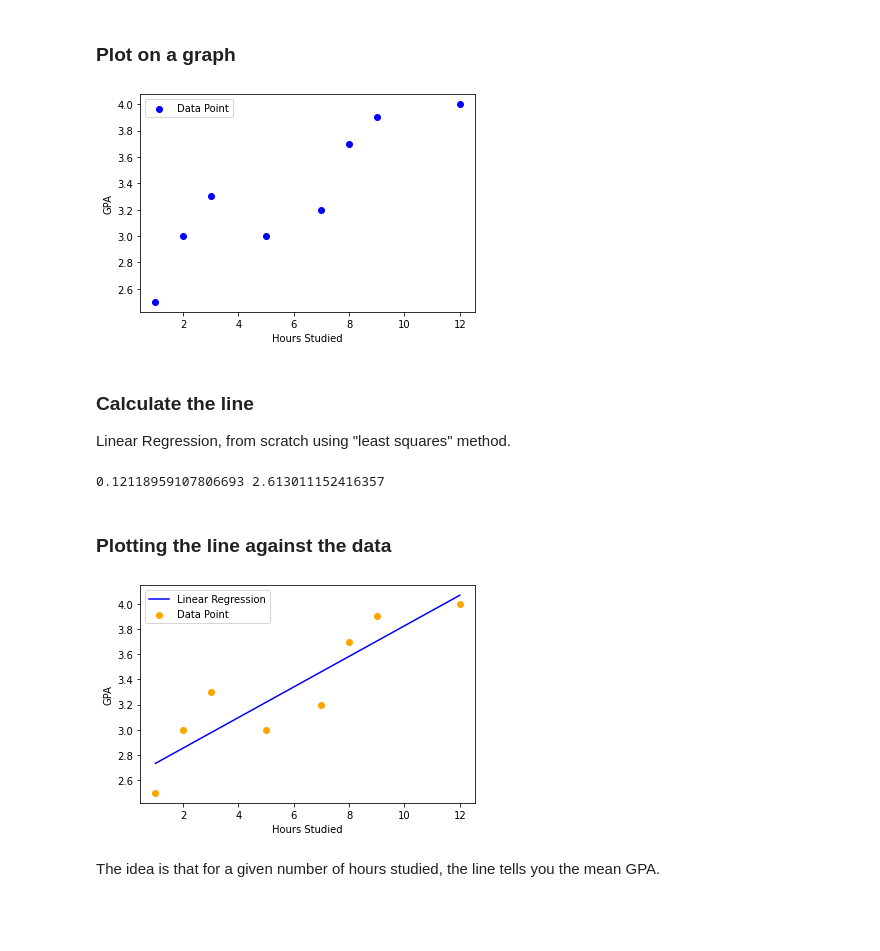
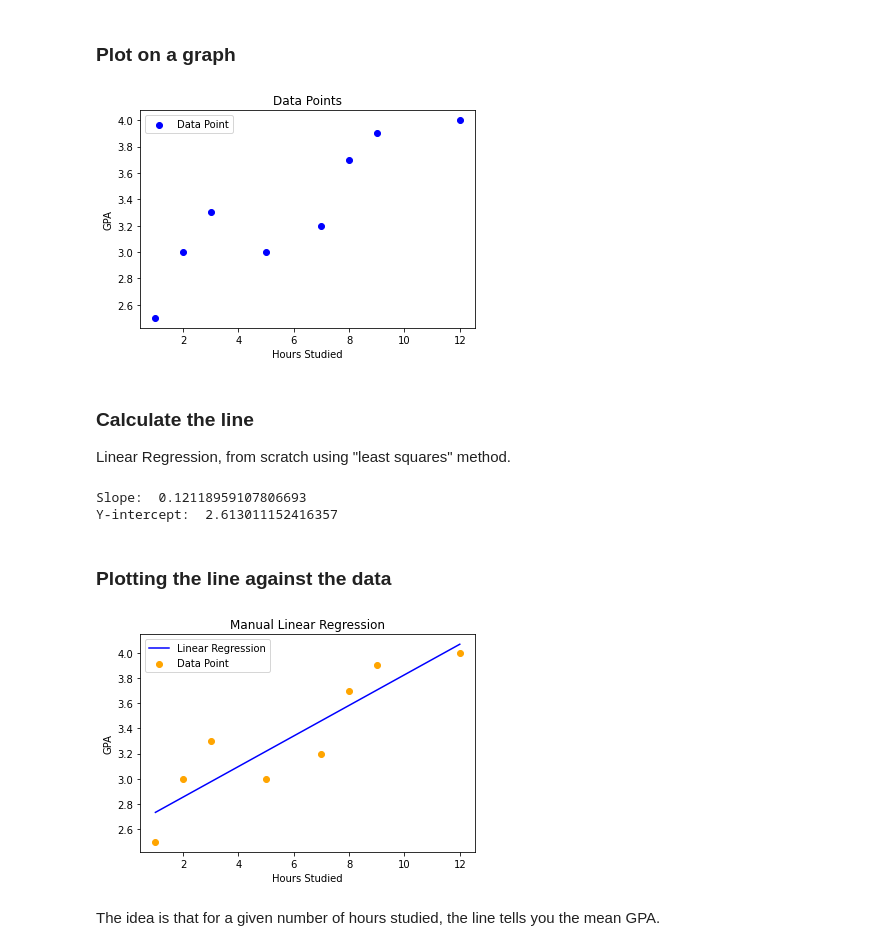
Before and after one commit to HannaMeinikheim/CS-334, a Jupyter notebook: HW3-LinearRegression_ScikitLearn.ipynb, the cells around one changed output. Saved outputs shown, nothing was run; the diff lists cells and outputs as text; code cells hidden in the pictures; blank space fills up the shorter version.

```diff
--- a/HW3-LinearRegression_ScikitLearn.ipynb
+++ b/HW3-LinearRegression_ScikitLearn.ipynb
@@ -51,19 +51,20 @@ df.head()
 # %%
 # Using the matplotlib library
 X = df['Hours Studied'].values
 Y = df['GPA'].values
 
 # Plotting data points
 plt.scatter(X, Y, color = 'blue', label = 'Data Point')
 
 # axis labels
 plt.xlabel("Hours Studied")
 plt.ylabel("GPA")
 
 plt.legend()
+plt.title("Data Points")
 plt.show()
 # %% [output]
-[figure, old version]
+[figure, new version]
 # %% [markdown]
 ### Calculate the line
 Linear Regression, from scratch using "least squares" method.
@@ -84,10 +85,11 @@ for i in range(n):
 b1 = numerator / denominator # slope
 b0 = y_mean - (b1 * x_mean) # y-intercept
 
-# print the slope (b0) and the y-intercept (b1)
-print(b1, b0)
+# print the slope (b1) and the y-intercept (b0)
+print("Slope: ", b1,"\nY-intercept: ", b0)
 # %% [output]
-0.12118959107806693 2.613011152416357
+Slope:  0.12118959107806693
+Y-intercept:  2.613011152416357
 # %% [markdown]
 ### Plotting the line against the data
 # %%
@@ -111,9 +113,10 @@ plt.xlabel("Hours Studied")
 plt.ylabel("GPA")
 
 plt.legend()
+plt.title("Manual Linear Regression")
 plt.show()
 # %% [output]
-[figure, old version]
+[figure, new version]
 # %% [markdown]
 The idea is that for a given number of hours studied, the line tells you the mean GPA.
 # %% [markdown]
```
Also changed, not shown: parts of 3 cells of this notebook.
